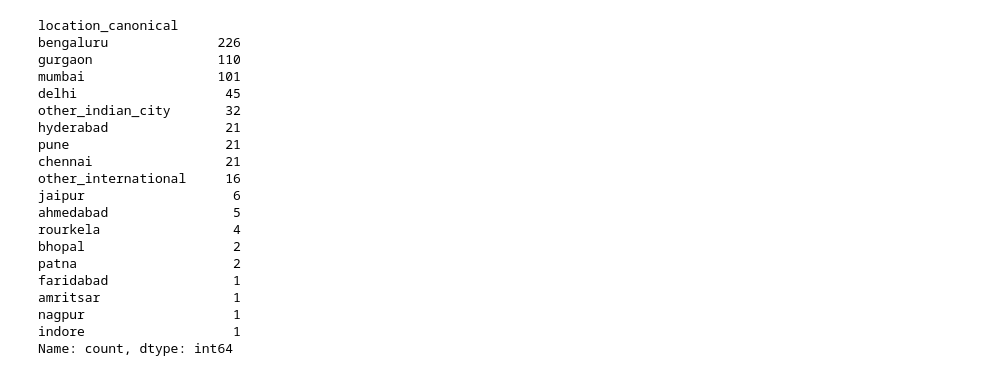
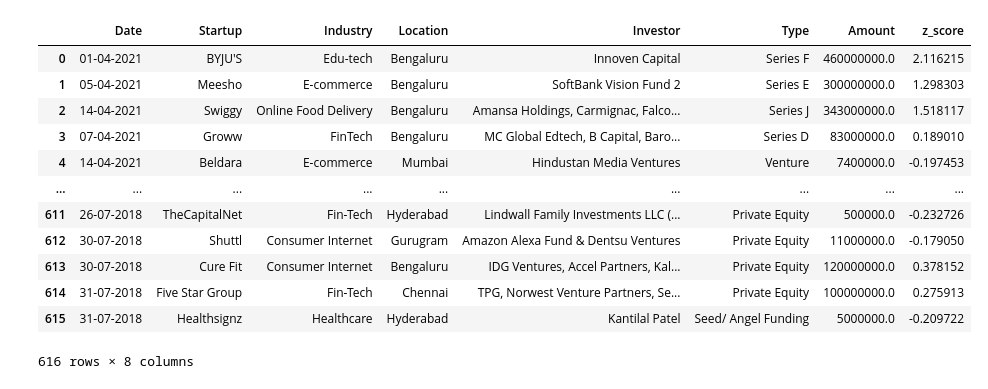
Before and after one commit to OlixIgnacious/indian-startups-transformations, a Jupyter notebook: notebooks/week2_exploration.ipynb, the cells around one changed output. Saved outputs shown, nothing was run; the diff lists cells and outputs as text; code cells hidden in the pictures.

```diff
--- a/notebooks/week2_exploration.ipynb
+++ b/notebooks/week2_exploration.ipynb
@@ -265,27 +25,0 @@ Name: startup, Length: 326, dtype: int64
-# %%
-SUFFIX_PATTERN = r"""
-    \s+(
-        pvt\.?\s*ltd      |   # Pvt Ltd / Pvt. Ltd
-        private\s*limited |   # Private Limited
-        ltd\.?            |   # Ltd / Ltd.
-        limited           |   # Limited
-        inc\.?            |   # Inc / Inc.
-        incorporated      |
-        corp\.?           |
-        corporation
-    )\s*$
-"""
-
-
-def clean_startup_name(name: str) -> str:
-    if not isinstance(name, str):
-        return name
-
-    # Normalize spaces and case
-    s = name.strip()
-    s = re.sub(SUFFIX_PATTERN, "", s, flags=re.IGNORECASE | re.VERBOSE)
-    s = re.sub(r"\n", "", s)
-    s = re.sub(r"\s+", " ", s)
-    return s.strip()
-df["startup_clean"] = df["startup"].apply(clean_startup_name)
-df
@@ -443,29 +26,24 @@ CITY_MAP = {
-# %%
-s = df['location'].fillna("").astype(str).str.lower().str.strip()
-def map_location(val: str) -> str:
-    return CITY_MAP.get(val, "other_indian_city")
-s_mapped = s.apply(map_location)
-s_mapped.unique()
-df['location_canonical'] = s_mapped
-df['location_canonical'].value_counts()
-# %% [output]
-location_canonical
-bengaluru              226
-gurgaon                110
-mumbai                 101
-delhi                   45
-other_indian_city       32
-hyderabad               21
-pune                    21
-chennai                 21
-other_international     16
-jaipur                   6
-ahmedabad                5
-rourkela                 4
-bhopal                   2
-patna                    2
-faridabad                1
-amritsar                 1
-nagpur                   1
-indore                   1
-Name: count, dtype: int64
+# %%
+# compute z
+def compute_z_score(series: pd.Series) -> pd.Series:
+    mean = series.mean()
+    std = series.std()
+    return (series - mean) / std
+df = clean_amount_column(df, 'Amount')
+# Compute z-score
+df['z_score'] = compute_z_score(df['Amount'])
+df
+# %% [output]
+|  | Date | Startup | Industry | Location | Investor | Type | Amount | z_score |
+| 0 | 01-04-2021 | BYJU'S | Edu-tech | Bengaluru | Innoven Capital | Series F | 460000000.0 | 2.116215 |
+| 1 | 05-04-2021 | Meesho | E-commerce | Bengaluru | SoftBank Vision Fund 2 | Series E | 300000000.0 | 1.298303 |
+| 2 | 14-04-2021 | Swiggy | Online Food Delivery | Bengaluru | Amansa Holdings, Carmignac, Falco... | Series J | 343000000.0 | 1.518117 |
+| 3 | 07-04-2021 | Groww | FinTech | Bengaluru | MC Global Edtech, B Capital, Baro... | Series D | 83000000.0 | 0.189010 |
+| 4 | 14-04-2021 | Beldara | E-commerce | Mumbai | Hindustan Media Ventures | Venture | 7400000.0 | -0.197453 |
+| ... | ... | ... | ... | ... | ... | ... | ... | ... |
+| 611 | 26-07-2018 | TheCapitalNet | Fin-Tech | Hyderabad | Lindwall Family Investments LLC (... | Private Equity | 500000.0 | -0.232726 |
+| 612 | 30-07-2018 | Shuttl | Consumer Internet | Gurugram | Amazon Alexa Fund & Dentsu Ventures | Private Equity | 11000000.0 | -0.179050 |
+| 613 | 30-07-2018 | Cure Fit | Consumer Internet | Bengaluru | IDG Ventures, Accel Partners, Kal... | Private Equity | 120000000.0 | 0.378152 |
+| 614 | 31-07-2018 | Five Star Group | Fin-Tech | Chennai | TPG, Norwest Venture Partners, Se... | Private Equity | 100000000.0 | 0.275913 |
+| 615 | 31-07-2018 | Healthsignz | Healthcare | Hyderabad | Kantilal Patel | Seed/ Angel Funding | 5000000.0 | -0.209722 |
+616 rows × 8 columns
```
Also changed, not shown: parts of 33 cells of this notebook.
